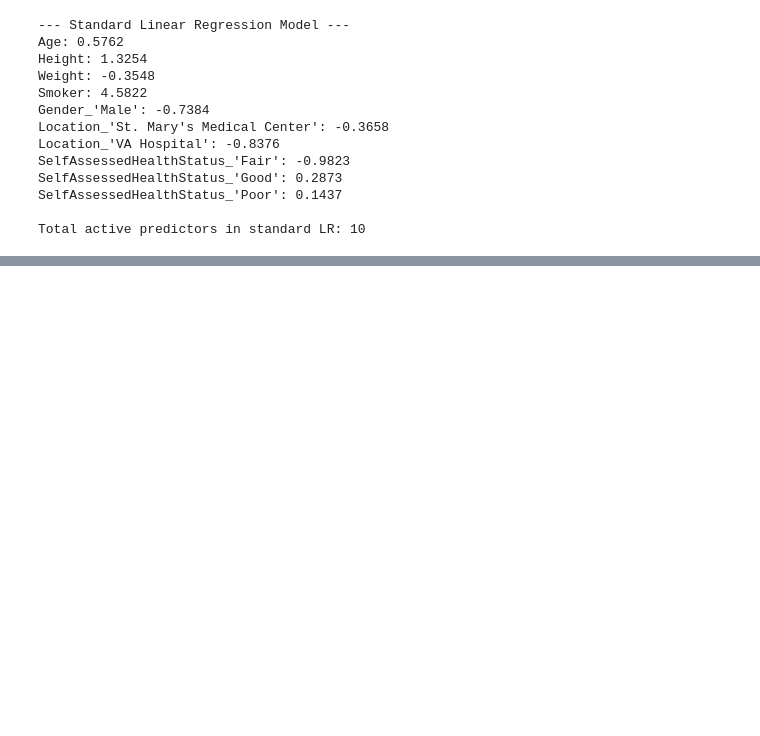
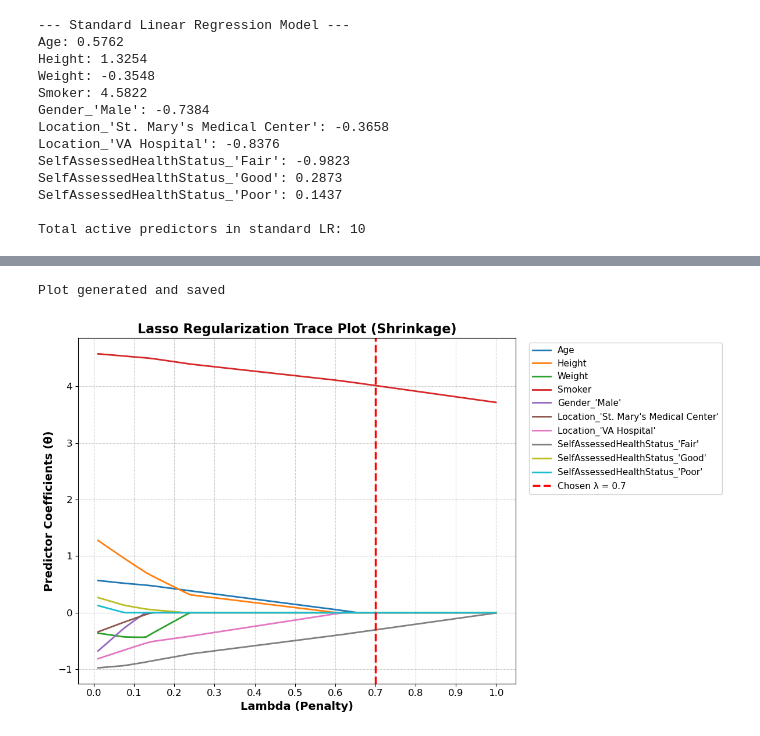
Before and after one commit to karanpalts/SEIS763_MACHINE_LEARNING, a Jupyter notebook: HOMEWORK/WEEK_4/a4.ipynb, the cells around one changed output, grey strips where cells are left out. Cells and saved outputs as stored; diff of their text form; code cells hidden in the pictures; blank space fills up the shorter version.

```diff
--- a/HOMEWORK/WEEK_4/a4.ipynb
+++ b/HOMEWORK/WEEK_4/a4.ipynb
@@ -66,3 +66,14 @@ SelfAssessedHealthStatus_'Good': 0.2873
 SelfAssessedHealthStatus_'Poor': 0.1437
 
 Total active predictors in standard LR: 10
+# %%
+from sklearn.linear_model import LassoCV, Lasso
+import numpy as np
+
+# Q3: 10-Fold Cross-Validation Lasso
+print("\n--- q3: 10-Fold CV Lasso ---")
+
+#  LassoCV with 10 folds (cv=10)
+lasso_cv = LassoCV(cv=10, random_state=42)
+lasso_cv.fit(X_scaled_df, y)
+print(f"The optimal Lambda (Alpha) found by 10-Fold CV is: {lasso_cv.alpha_:.4f}")
@@ -68,0 +129,50 @@ Total active predictors in standard LR: 10
+# %%
+# Q7: CREATE CHART
+
+import matplotlib.pyplot as plt
+import numpy as np
+from sklearn.linear_model import Lasso
+
+# dense array of lambdas for a smooth curve (0.01 to 1.0)
+alphas_path = np.linspace(0.01, 1.0, 100)
+coefs_path = []
+
+# calc coef across the path
+for a in alphas_path:
+    lasso_trace = Lasso(alpha=a, max_iter=10000, random_state=42)
+    lasso_trace.fit(X_scaled_df, y)
+    coefs_path.append(lasso_trace.coef_)
+
+# make the viz
+plt.figure(figsize=(12, 7))
+ax = plt.gca()
+
+# plot the coeff paths
+lines = ax.plot(alphas_path, coefs_path, linewidth=2)
+
+# formatting
+plt.xlabel('Lambda (Penalty)', fontsize=14, fontweight='bold')
+plt.ylabel('Predictor Coefficients (\u03B8)', fontsize=14, fontweight='bold')
+plt.title('Lasso Regularization Trace Plot (Shrinkage)', fontsize=16, fontweight='bold')
+
+# tick labels shown
+plt.xticks(np.arange(0, 1.1, 0.1), fontsize=12)
+plt.yticks(fontsize=12)
+
+# distinct vertical line at chosen lambda of 0.7
+plt.axvline(x=0.7, color='red', linestyle='--', linewidth=2.5, label='Chosen \u03BB = 0.7 (2 Predictors)')
+
+# legend outside the plot area (help of ai to get this cleaned up)
+feature_names = X_scaled_df.columns.tolist()
+plt.legend(lines + [ax.lines[-1]], feature_names + ['Chosen \u03BB = 0.7'],
+           bbox_to_anchor=(1.02, 1), loc='upper left', fontsize=11)
+
+plt.grid(True, linestyle='--', alpha=0.6)
+plt.tight_layout()
+
+# save fig
+plt.savefig('Lasso_Trace_Plot_Q7.png', dpi=300)
+print("Plot generated and saved ")
+# %% [output]
+Plot generated and saved
+[figure, added]
```
Also changed, not shown: parts of 3 cells of this notebook, 1 other file.
